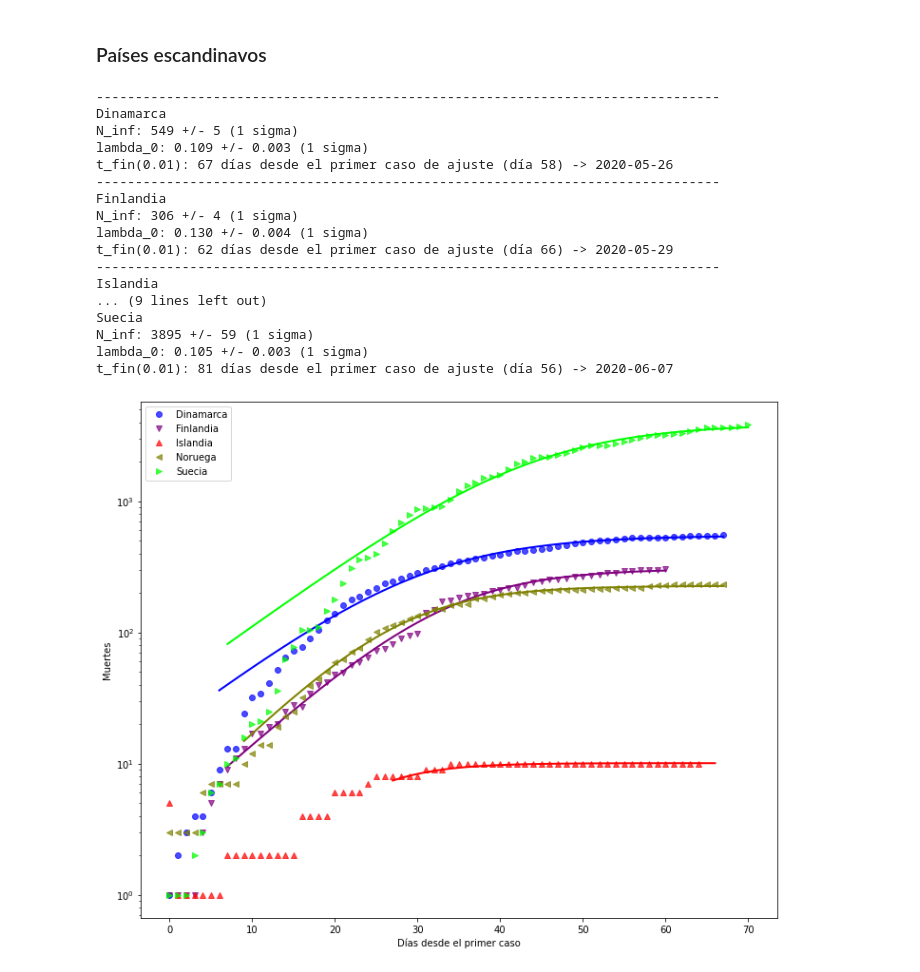
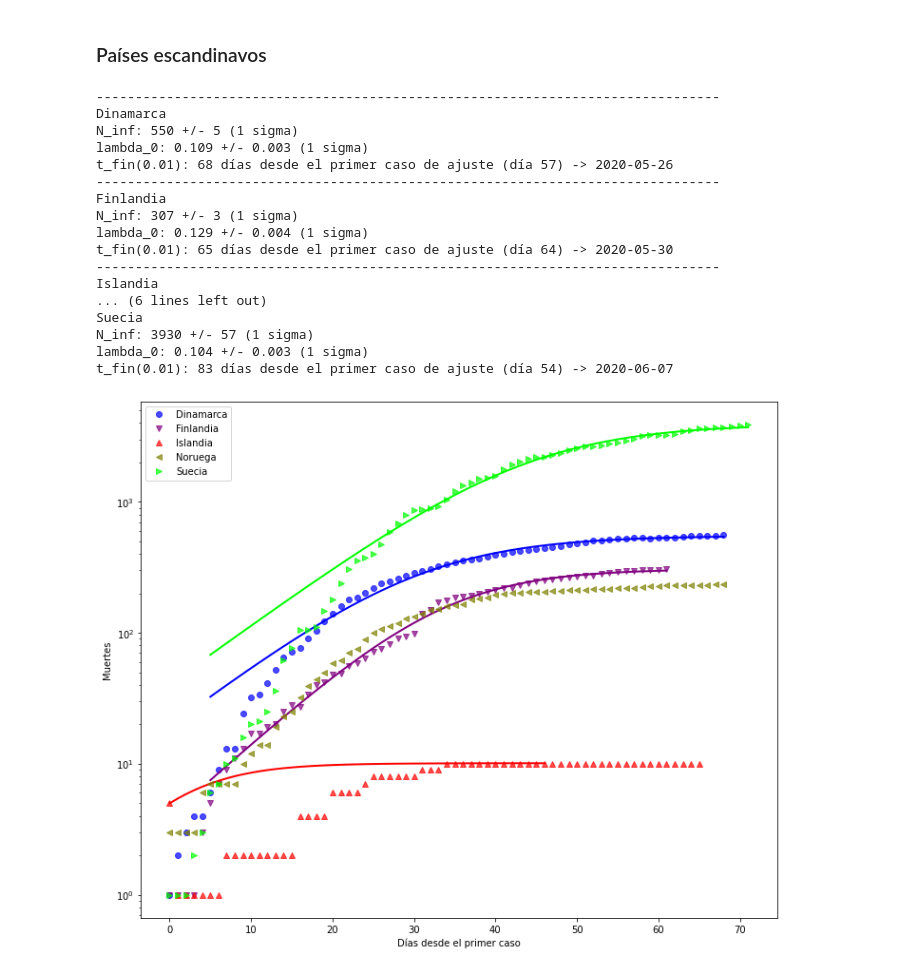
Before and after one commit to manuxch/logistic-covid19, a Jupyter notebook: Logistic_model_COVID-19.ipynb, the cells around one changed output. Cells and saved outputs as stored; diff of their text form; code cells hidden in the pictures.

Commit message:
Actualización diaria de visualizaciones, ajustes y registros

```diff
--- a/Logistic_model_COVID-19.ipynb
+++ b/Logistic_model_COVID-19.ipynb
@@ -299,26 +299,26 @@ t_fin(0.01): 98 días desde el primer caso de ajuste (día 62) -> 2020-06-30
 # %% [markdown]
 ### Países escandinavos
 # %%
-plot_fit(deadths_scand, 8, 'Muertes', logscale=True, p_fin=0.01)
+plot_fit(deadths_scand, 5, 'Muertes', logscale=True, p_fin=0.01)
 # %% [output]
 --------------------------------------------------------------------------------
 Dinamarca
-N_inf: 549 +/- 5 (1 sigma)
+N_inf: 550 +/- 5 (1 sigma)
 lambda_0: 0.109 +/- 0.003 (1 sigma)
-t_fin(0.01): 67 días desde el primer caso de ajuste (día 58) -> 2020-05-26
+t_fin(0.01): 68 días desde el primer caso de ajuste (día 57) -> 2020-05-26
 --------------------------------------------------------------------------------
 Finlandia
-N_inf: 306 +/- 4 (1 sigma)
-lambda_0: 0.130 +/- 0.004 (1 sigma)
-t_fin(0.01): 62 días desde el primer caso de ajuste (día 66) -> 2020-05-29
+N_inf: 307 +/- 3 (1 sigma)
+lambda_0: 0.129 +/- 0.004 (1 sigma)
+t_fin(0.01): 65 días desde el primer caso de ajuste (día 64) -> 2020-05-30
 --------------------------------------------------------------------------------
 Islandia
-... (9 lines left out)
+... (6 lines left out)
 Suecia
-N_inf: 3895 +/- 59 (1 sigma)
-lambda_0: 0.105 +/- 0.003 (1 sigma)
-t_fin(0.01): 81 días desde el primer caso de ajuste (día 56) -> 2020-06-07
+N_inf: 3930 +/- 57 (1 sigma)
+lambda_0: 0.104 +/- 0.003 (1 sigma)
+t_fin(0.01): 83 días desde el primer caso de ajuste (día 54) -> 2020-06-07
-[figure, old version]
+[figure, new version]
 # %% [markdown]
 ## Registro diario de predicciones para países latinoamericanos
 
```
Also changed, not shown: parts of 8 cells of this notebook.
